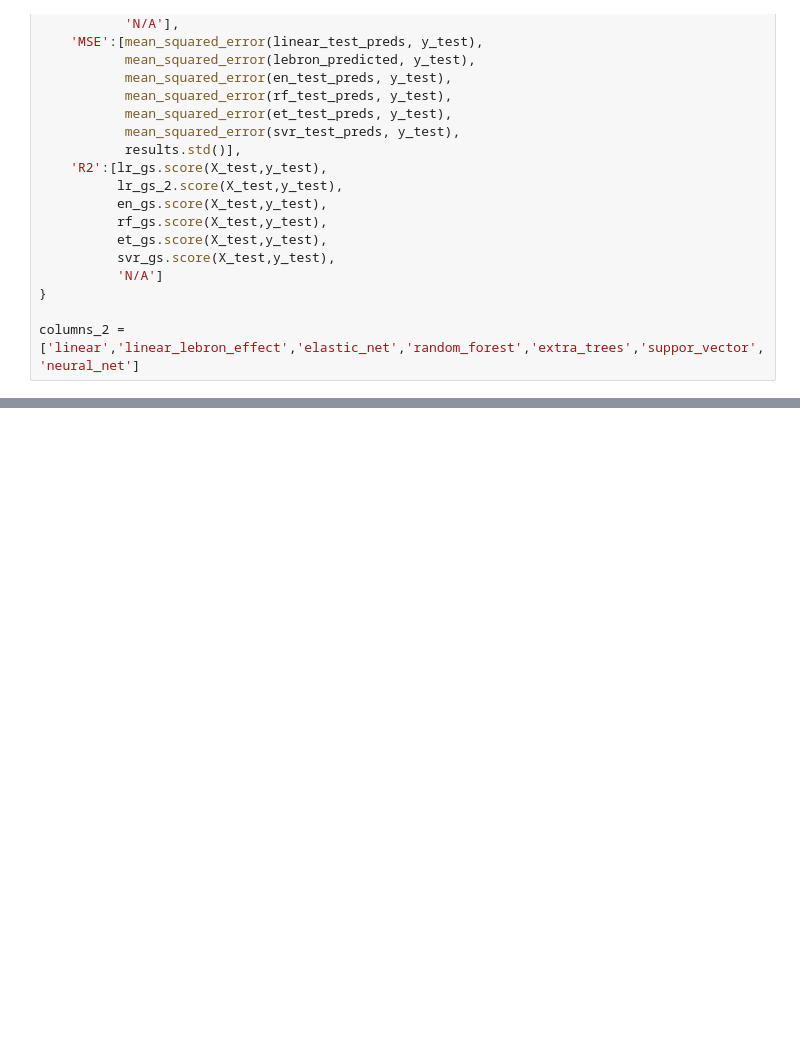
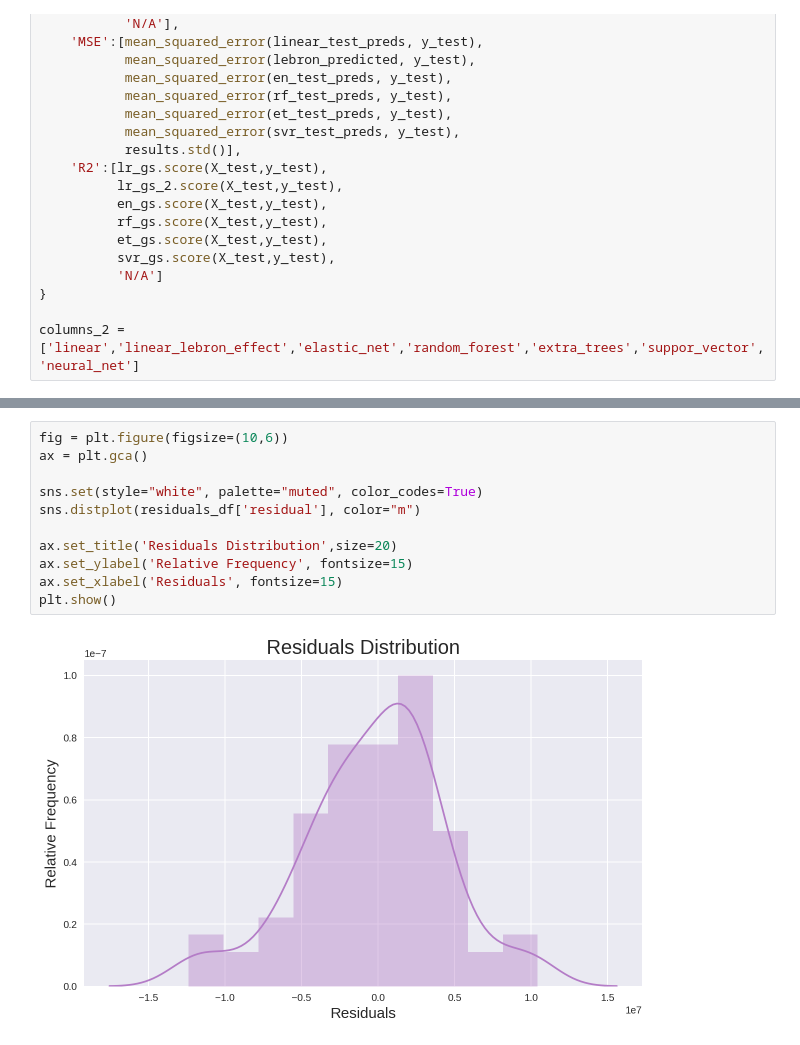
Before and after one commit to michaelkim9/nba_predictor_project_dsi, a Jupyter notebook: Part_4_predictive_model.ipynb, the cells around one changed output, grey strips where cells are left out. Saved outputs shown, nothing was run; the diff lists cells and outputs as text; blank space fills up the shorter version.

```diff
--- a/Part_4_predictive_model.ipynb
+++ b/Part_4_predictive_model.ipynb
@@ -1224,0 +1263,13 @@ results_df_2
+# %%
+fig = plt.figure(figsize=(10,6))
+ax = plt.gca()
+
+sns.set(style="white", palette="muted", color_codes=True)
+sns.distplot(residuals_df['residual'], color="m")
+
+ax.set_title('Residuals Distribution',size=20)
+ax.set_ylabel('Relative Frequency', fontsize=15)
+ax.set_xlabel('Residuals', fontsize=15)
+plt.show()
+# %% [output]
+[figure, added]
```
Also changed, not shown: parts of 4 cells of this notebook, 5 other files.
